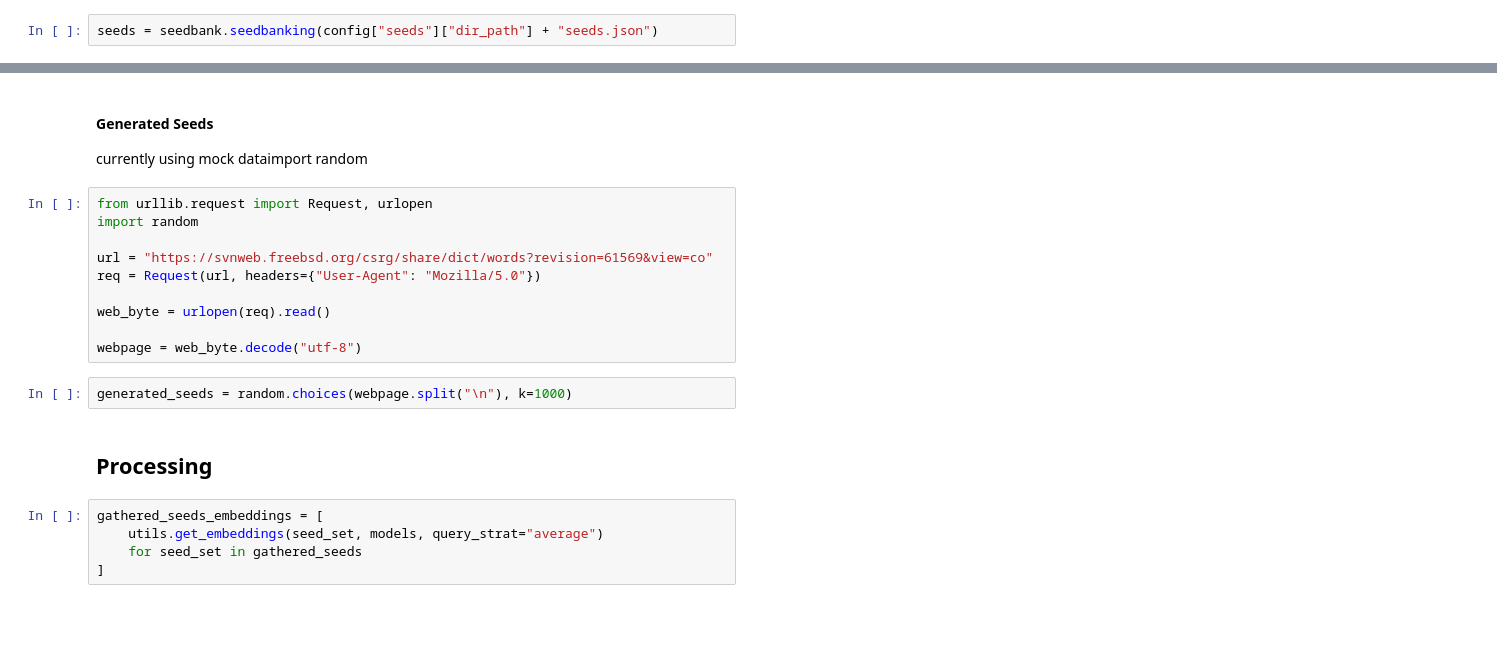
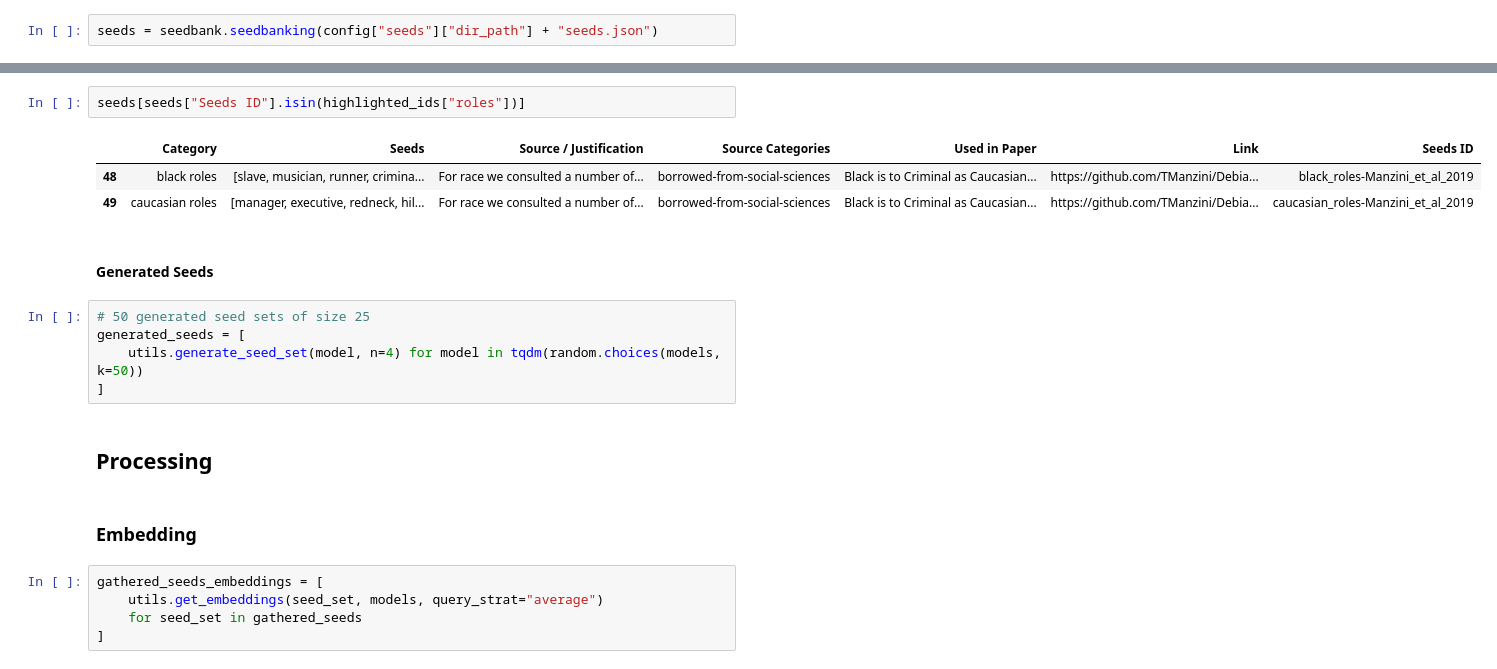
Before and after one commit to thesofakillers/badder-seeds, a Jupyter notebook: notebooks/fig_5.ipynb, the cells around one changed output, grey strips where cells are left out. Saved outputs shown, nothing was run; the diff lists cells and outputs as text; blank space fills up the shorter version.

```diff
--- a/notebooks/fig_5.ipynb
+++ b/notebooks/fig_5.ipynb
@@ -69,21 +65,20 @@ gathered_seeds = seedbank.get_seeds(
+# %%
+seeds[seeds["Seeds ID"].isin(highlighted_ids["roles"])]
+# %% [output]
+|  | Category | Seeds | Source / Justification | Source Categories | Used in Paper | Link | Seeds ID |
+| 48 | black roles | [slave, musician, runner, crimina... | For race we consulted a number of... | borrowed-from-social-sciences | Black is to Criminal as Caucasian... | https://github.com/TManzini/Debia... | black_roles-Manzini_et_al_2019 |
+| 49 | caucasian roles | [manager, executive, redneck, hil... | For race we consulted a number of... | borrowed-from-social-sciences | Black is to Criminal as Caucasian... | https://github.com/TManzini/Debia... | caucasian_roles-Manzini_et_al_2019 |
 # %% [markdown]
 #### Generated Seeds
-
-currently using mock dataimport random
 # %%
-from urllib.request import Request, urlopen
-import random
-
-url = "https://svnweb.freebsd.org/csrg/share/dict/words?revision=61569&view=co"
-req = Request(url, headers={"User-Agent": "Mozilla/5.0"})
-
-web_byte = urlopen(req).read()
-
-webpage = web_byte.decode("utf-8")
+# 50 generated seed sets of size 25
+generated_seeds = [
+    utils.generate_seed_set(model, n=4) for model in tqdm(random.choices(models, k=50))
+]
-# %%
-generated_seeds = random.choices(webpage.split("\n"), k=1000)
 # %% [markdown]
 ## Processing
+# %% [markdown]
+### Embedding
 # %%
 gathered_seeds_embeddings = [
     utils.get_embeddings(seed_set, models, query_strat="average")
```
Also changed, not shown: parts of 26 cells of this notebook, 1 other file.
